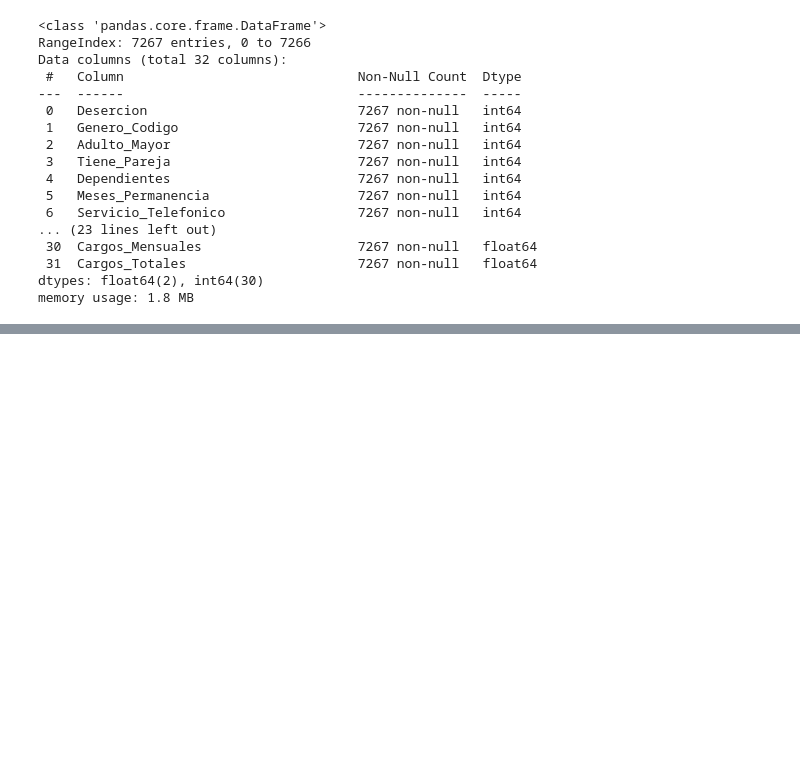
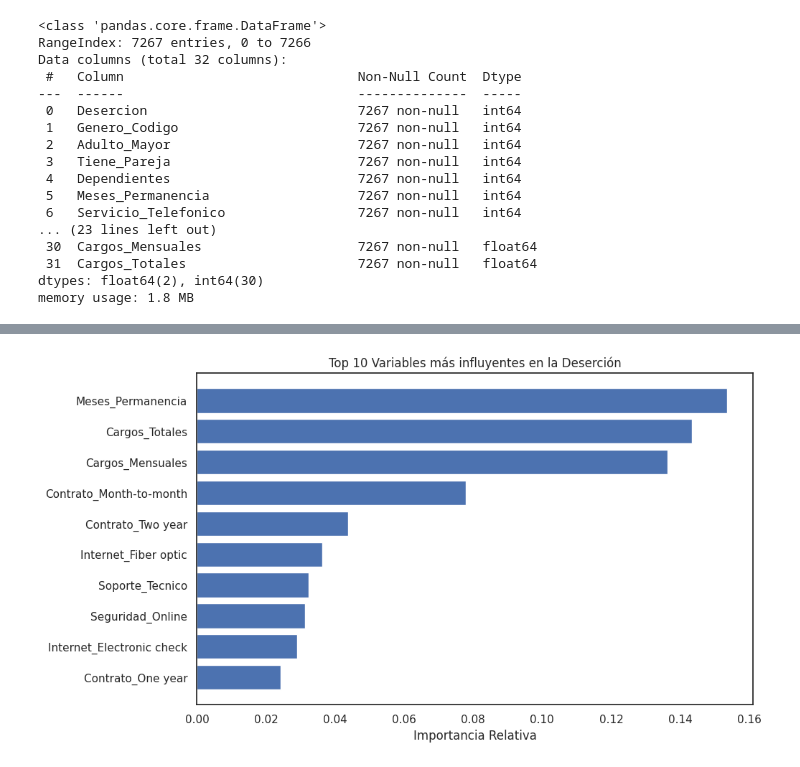
Before and after one commit to lstredel/hallenge-Telecom-X-Parte2, a Jupyter notebook: Challenge_TelecomX.ipynb, the cells around one changed output, grey strips where cells are left out. Cells and saved outputs as stored; diff of their text form; code cells hidden in the pictures; blank space fills up the shorter version.

```diff
--- a/Challenge_TelecomX.ipynb
+++ b/Challenge_TelecomX.ipynb
@@ -2171,3 +2151,17 @@ Data columns (total 32 columns):
  31  Cargos_Totales                      7267 non-null   float64
 dtypes: float64(2), int64(30)
 memory usage: 1.8 MB
+# %%
+from sklearn.preprocessing import MinMaxScaler
+
+# Creamos el escalador
+scaler = MinMaxScaler()
+
+# Definimos las columnas numéricas que mencionaste
+cols_a_escalar = ['Meses_Permanencia', 'Cargos_Mensuales', 'Cargos_Totales']
+
+# Aplicamos la transformación
+df[cols_a_escalar] = scaler.fit_transform(df[cols_a_escalar])
+
+# Verificamos que ahora los valores estén entre 0 y 1
+print(df[cols_a_escalar].describe())
@@ -2173,0 +2208,14 @@ memory usage: 1.8 MB
+# %%
+from imblearn.over_sampling import SMOTE
+
+# Aplicamos SMOTE solo a los datos de entrenamiento para no contaminar el test
+smt = SMOTE(random_state=42)
+X_train_res, y_train_res = smt.fit_resample(X_train, y_train)
+
+# Ahora entrena el modelo con los datos resampleados
+modelo_balanceado = RandomForestClassifier(random_state=42)
+modelo_balanceado.fit(X_train_res, y_train_res)
+
+# Compara los nuevos resultados
+y_pred_new = modelo_balanceado.predict(X_test)
+print(classification_report(y_test, y_pred_new))
@@ -2173,0 +2231,16 @@ memory usage: 1.8 MB
+# %%
+import matplotlib.pyplot as plt
+import numpy as np
+
+# Extraemos las importancias del modelo Random Forest que ya entrenaste
+importancias = modelo_balanceado.feature_importances_
+indices = np.argsort(importancias)[-10:]  # Las 10 más importantes
+
+plt.figure(figsize=(10, 6))
+plt.title("Top 10 Variables más influyentes en la Deserción")
+plt.barh(range(len(indices)), importancias[indices], align='center')
+plt.yticks(range(len(indices)), [X.columns[i] for i in indices])
+plt.xlabel('Importancia Relativa')
+plt.show()
+# %% [output]
+[figure, added]
```
Also changed, not shown: parts of 6 cells of this notebook.
